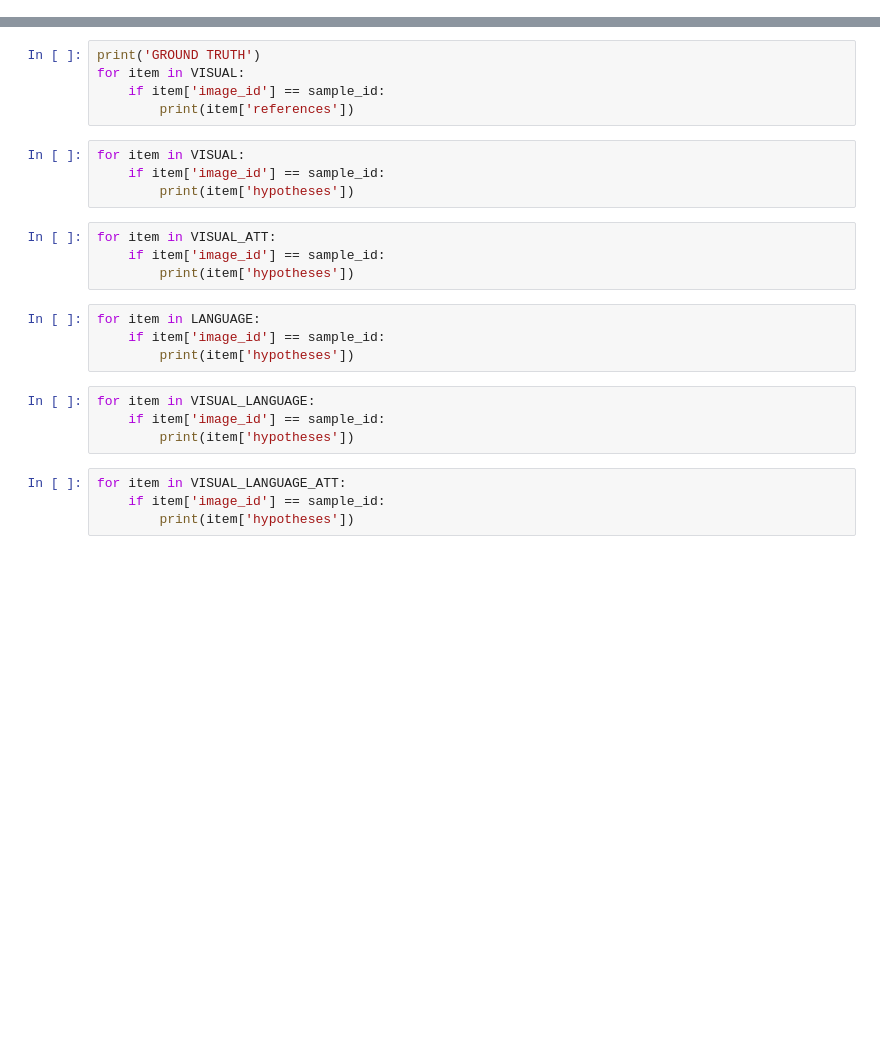
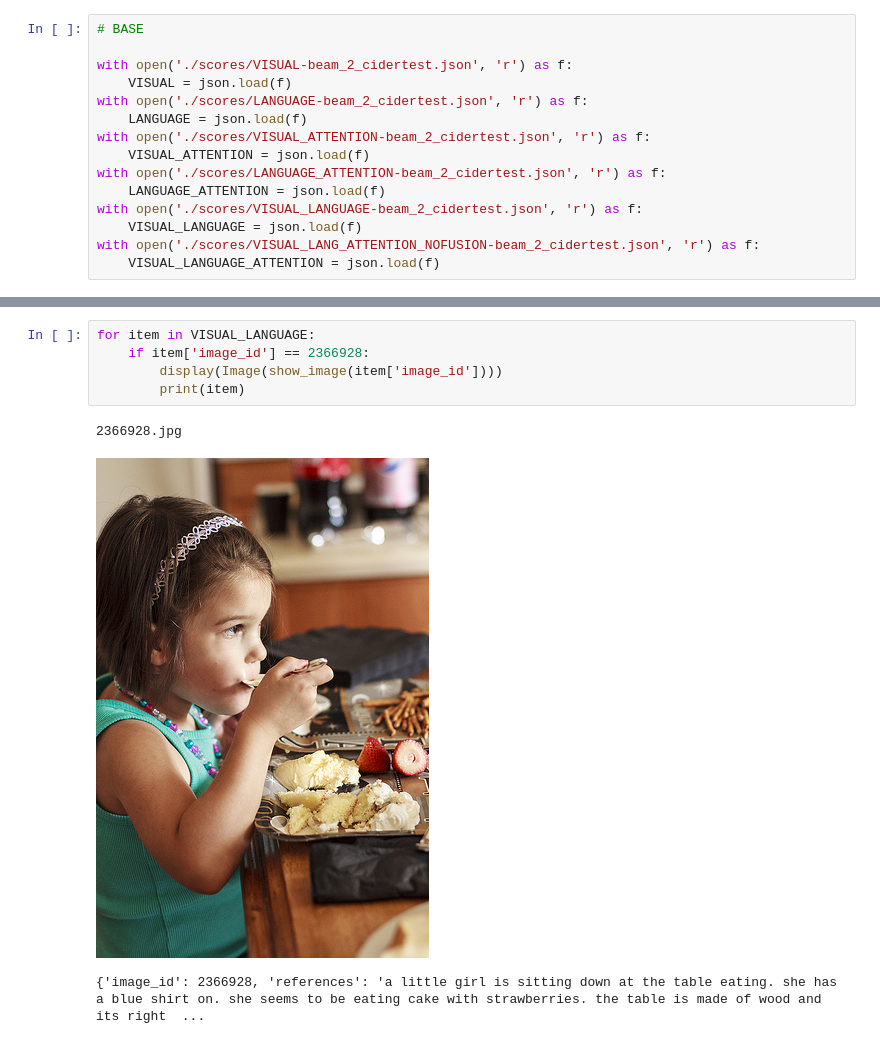
Before and after one commit to nilinykh/01-par-gen, a Jupyter notebook: model/explore_data.ipynb, the cells around one changed output, grey strips where cells are left out. Cells and saved outputs as stored; diff of their text form; blank space fills up the shorter version.

```diff
--- a/model/explore_data.ipynb
+++ b/model/explore_data.ipynb
@@ -61,0 +13,15 @@ sample_id = 2368945
+# %%
+# BASE
+
+with open('./scores/VISUAL-beam_2_cidertest.json', 'r') as f:
+    VISUAL = json.load(f)
+with open('./scores/LANGUAGE-beam_2_cidertest.json', 'r') as f:
+    LANGUAGE = json.load(f)
+with open('./scores/VISUAL_ATTENTION-beam_2_cidertest.json', 'r') as f:
+    VISUAL_ATTENTION = json.load(f)
+with open('./scores/LANGUAGE_ATTENTION-beam_2_cidertest.json', 'r') as f:
+    LANGUAGE_ATTENTION = json.load(f)
+with open('./scores/VISUAL_LANGUAGE-beam_2_cidertest.json', 'r') as f:
+    VISUAL_LANGUAGE = json.load(f)
+with open('./scores/VISUAL_LANG_ATTENTION_NOFUSION-beam_2_cidertest.json', 'r') as f:
+    VISUAL_LANGUAGE_ATTENTION = json.load(f)
@@ -65,25 +133,9 @@ display(Image(show_image(2368945),
 # %%
-print('GROUND TRUTH')
-for item in VISUAL:
-    if item['image_id'] == sample_id:
-        print(item['references'])
+for item in VISUAL_LANGUAGE:
+    if item['image_id'] == 2366928:
+        display(Image(show_image(item['image_id'])))
+        print(item)
+# %% [output]
+2366928.jpg
+[figure, added]
+{'image_id': 2366928, 'references': 'a little girl is sitting down at the table eating. she has a blue shirt on. she seems to be eating cake with strawberries. the table is made of wood and its right  ...
-# %%
-for item in VISUAL:
-    if item['image_id'] == sample_id:
-        print(item['hypotheses'])
-# %%
-for item in VISUAL_ATT:
-    if item['image_id'] == sample_id:
-        print(item['hypotheses'])
-# %%
-for item in LANGUAGE:
-    if item['image_id'] == sample_id:
-        print(item['hypotheses'])
-# %%
-for item in VISUAL_LANGUAGE:
-    if item['image_id'] == sample_id:
-        print(item['hypotheses'])
-# %%
-for item in VISUAL_LANGUAGE_ATT:
-    if item['image_id'] == sample_id:
-        print(item['hypotheses'])
```
Also changed, not shown: parts of 20 cells of this notebook, 10 other files.
